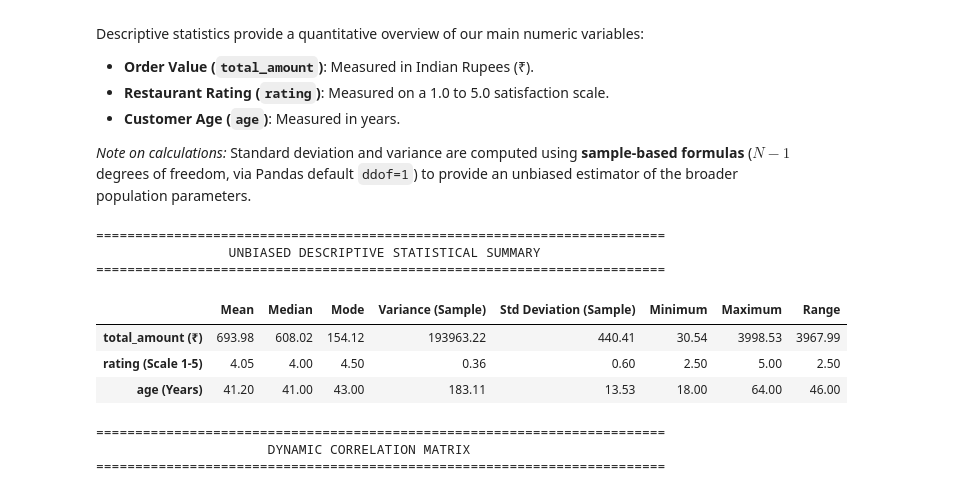
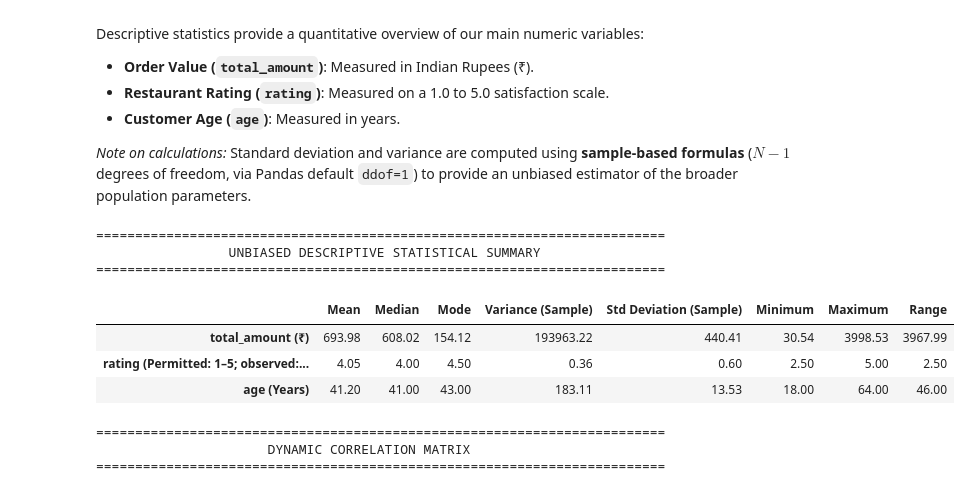
Before and after one commit to pranav662/Food_Delivery_Data_Analysis_FDS_Project, a Jupyter notebook: Food_Delivery_Data_Analysis.ipynb, the cells around one changed output. Drawn from its saved outputs; the diff is of its cells as text; code cells hidden in the pictures.

```diff
--- a/Food_Delivery_Data_Analysis.ipynb
+++ b/Food_Delivery_Data_Analysis.ipynb
@@ -814,39 +814,39 @@ for col in numeric_cols:
             # Map column to units
             unit = ""
             if col == 'total_amount':
-                unit = " (₹)"
+               unit = " (₹)"
             elif col == 'age':
-                unit = " (Years)"
-            else:
-                unit = " (Scale 1-5)"
+               unit = " (Years)"
+            elif col == 'rating':
+               unit = " (Permitted: 1–5; observed: 2.5–5.0)"
 
             stats_dict[col + unit] = {
                 "Mean": round(mean_val, 2),
                 "Median": round(median_val, 2),
                 "Mode": round(mode_val, 2),
                 "Variance (Sample)": round(variance_val, 2),
                 "Std Deviation (Sample)": round(std_dev_val, 2),
                 "Minimum": round(min_val, 2),
                 "Maximum": round(max_val, 2),
                 "Range": round(range_val, 2)
             }
 
 # Convert to a presentable DataFrame
 if stats_dict:
     descriptive_stats_df = pd.DataFrame(stats_dict).T
     print("=========================================================================")
     print("                 UNBIASED DESCRIPTIVE STATISTICAL SUMMARY                ")
     print("=========================================================================")
     display(descriptive_stats_df)
 else:
     print("[Error] No numeric data found to compute statistics.")
 # %% [output]
 =========================================================================
                  UNBIASED DESCRIPTIVE STATISTICAL SUMMARY
 =========================================================================
 |  | Mean | Median | Mode | Variance (Sample) | Std Deviation (Sample) | Minimum | Maximum | Range |
 | total_amount (₹) | 693.98 | 608.02 | 154.12 | 193963.22 | 440.41 | 30.54 | 3998.53 | 3967.99 |
-| rating (Scale 1-5) | 4.05 | 4.00 | 4.50 | 0.36 | 0.60 | 2.50 | 5.00 | 2.50 |
+| rating (Permitted: 1–5; observed:... | 4.05 | 4.00 | 4.50 | 0.36 | 0.60 | 2.50 | 5.00 | 2.50 |
 | age (Years) | 41.20 | 41.00 | 43.00 | 183.11 | 13.53 | 18.00 | 64.00 | 46.00 |
 # %%
 import pandas as pd
```
Also changed, not shown: parts of 3 cells of this notebook.
